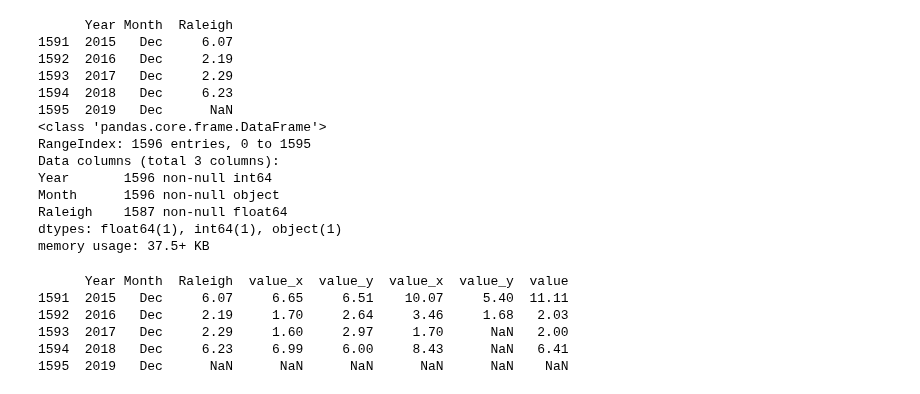
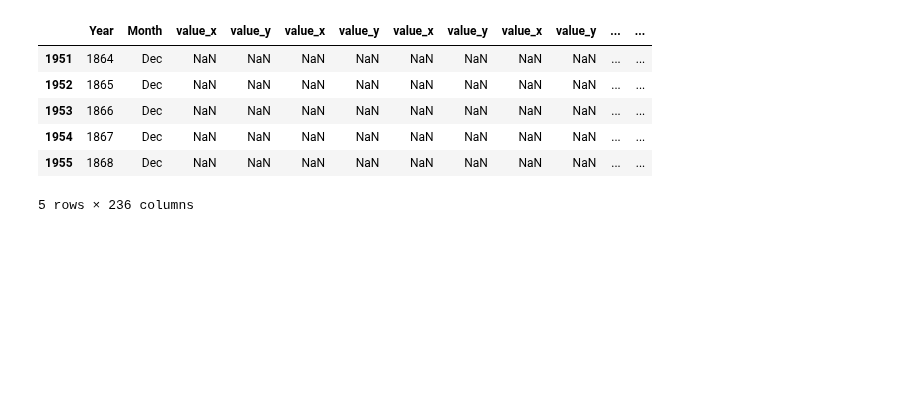
Before and after one commit to lilfetz22/NCRainfallPredictions_CAP1, a Jupyter notebook: Capstone Project 1.ipynb, the cells around one changed output. Saved outputs shown, nothing was run; the diff lists cells and outputs as text; code cells hidden in the pictures; blank space fills up the shorter version.

```diff
--- a/Capstone Project 1.ipynb
+++ b/Capstone Project 1.ipynb
@@ -24,47 +5,28 @@ NCdata.sheet_names
 # %%
-#This creates the initial dataframe that will have the other dataframes merged to it.
+blank = pd.DataFrame()
+def datachunks(s, e, df):
+    for i in range(s,e):
+        to_merge = NCdata.parse(i, skiprows=[0,1], usecols=[0,1,2,3,4,5,6,7,8,9,10,11,12])
+        to_merge = to_merge.dropna()
+        to_merge = to_merge.set_index('Year')
+        to_merge = to_merge.drop(['Mean','Max', 'Min'])
+        to_merge = to_merge.reset_index()
+        to_merge1 = pd.melt(to_merge, id_vars=['Year'], value_vars=['Jan','Feb','Mar','Apr','May','Jun','Jul','Aug',
+        'Sep','Oct','Nov','Dec'], var_name='Month')
+        to_merge1.iloc[:,2] = pd.to_numeric(to_merge1.iloc[:,2], errors = 'coerce')
+        if i == 0:
+            df = to_merge1
+        else:
+            df = pd.merge(df, to_merge1, on = ['Year','Month'], how = 'outer')
+    return df
 
-ncdata = NCdata.parse('Raleigh, NC', skiprows=[0,1], usecols=[0,1,2,3,4,5,6,7,8,9,10,11,12])
-ncdata = ncdata.dropna()
-ncdata = ncdata.set_index('Year')
-ncdata = ncdata.drop(['Mean','Max', 'Min'])
-ncdata = ncdata.reset_index()
-ncdata1 = pd.melt(ncdata, id_vars=['Year'], value_vars=['Jan','Feb','Mar','Apr','May','Jun','Jul','Aug',
-'Sep','Oct','Nov','Dec'], var_name='Month', value_name='Raleigh, NC')
-ncdata1.iloc[:,2] = pd.to_numeric(ncdata1.iloc[:,2], errors = 'coerce')
-print(ncdata1.tail())
-ncdata1.info()
+ncdata = datachunks(0,234, blank)
+ncdata.tail()
 # %% [output]
+|  | Year | Month | value_x | value_y | value_x | value_y | value_x | value_y | value_x | value_y | ... | ... |
+| 1951 | 1864 | Dec | NaN | NaN | NaN | NaN | NaN | NaN | NaN | NaN | ... | ... |
+| 1952 | 1865 | Dec | NaN | NaN | NaN | NaN | NaN | NaN | NaN | NaN | ... | ... |
+| 1953 | 1866 | Dec | NaN | NaN | NaN | NaN | NaN | NaN | NaN | NaN | ... | ... |
+| 1954 | 1867 | Dec | NaN | NaN | NaN | NaN | NaN | NaN | NaN | NaN | ... | ... |
+| 1955 | 1868 | Dec | NaN | NaN | NaN | NaN | NaN | NaN | NaN | NaN | ... | ... |
-      Year Month  Raleigh
-1591  2015   Dec     6.07
-1592  2016   Dec     2.19
-1593  2017   Dec     2.29
-1594  2018   Dec     6.23
-1595  2019   Dec      NaN
-<class 'pandas.core.frame.DataFrame'>
-RangeIndex: 1596 entries, 0 to 1595
-Data columns (total 3 columns):
-Year       1596 non-null int64
-Month      1596 non-null object
-Raleigh    1587 non-null float64
-dtypes: float64(1), int64(1), object(1)
-memory usage: 37.5+ KB
+5 rows × 236 columns
-# %%
-for i in range(1,6):
-    to_merge = NCdata.parse(i, skiprows=[0,1], usecols=[0,1,2,3,4,5,6,7,8,9,10,11,12])
-    to_merge = to_merge.dropna()
-    to_merge = to_merge.set_index('Year')
-    to_merge = to_merge.drop(['Mean','Max', 'Min'])
-    to_merge = to_merge.reset_index()
-    to_merge1 = pd.melt(to_merge, id_vars=['Year'], value_vars=['Jan','Feb','Mar','Apr','May','Jun','Jul','Aug',
-    'Sep','Oct','Nov','Dec'], var_name='Month')
-    to_merge1.iloc[:,2] = pd.to_numeric(to_merge1.iloc[:,2], errors = 'coerce')
-    ncdata1 = pd.merge(ncdata1, to_merge1, on = ['Year','Month'], how = 'outer')
-print(ncdata1.tail())
-# %% [output]
-      Year Month  Raleigh  value_x  value_y  value_x  value_y  value
-1591  2015   Dec     6.07     6.65     6.51    10.07     5.40  11.11
-1592  2016   Dec     2.19     1.70     2.64     3.46     1.68   2.03
-1593  2017   Dec     2.29     1.60     2.97     1.70      NaN   2.00
-1594  2018   Dec     6.23     6.99     6.00     8.43      NaN   6.41
-1595  2019   Dec      NaN      NaN      NaN      NaN      NaN    NaN
```
Also changed, not shown: parts of 21 cells of this notebook.
